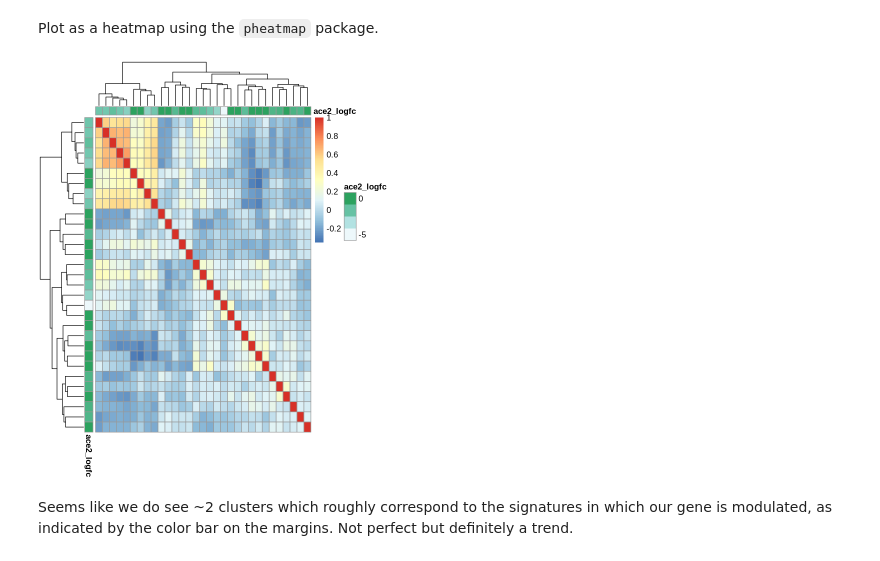
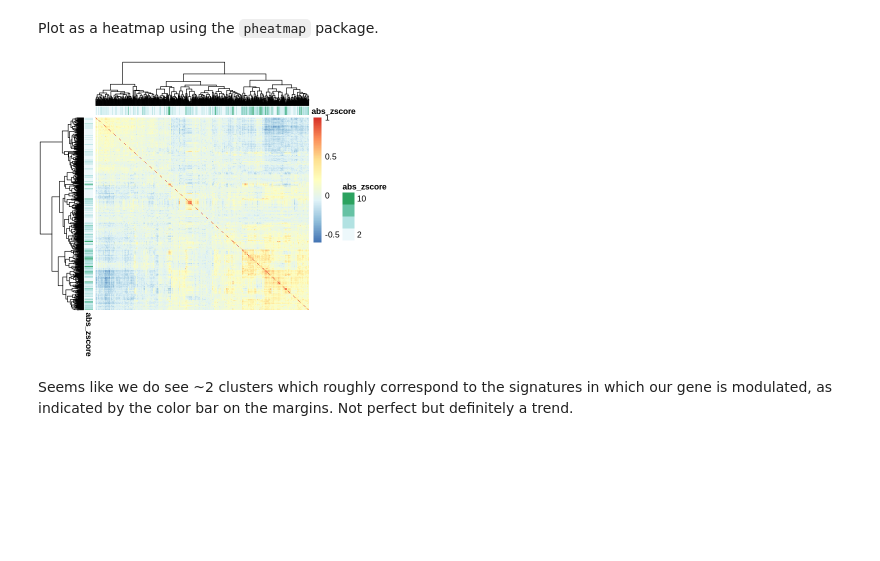
Before and after one commit to cmap/lincs-workshop-2020, a Jupyter notebook: notebooks/gene_expression/Gene_modulation.ipynb, the cells around one changed output. Drawn from its saved outputs; the diff is of its cells as text; code cells hidden in the pictures; blank space fills up the shorter version.

```diff
--- a/notebooks/gene_expression/Gene_modulation.ipynb
+++ b/notebooks/gene_expression/Gene_modulation.ipynb
@@ -155,3 +157,5 @@ Ok that's a more manageable number. Now slice out the corresponding rows and col
 # %%
-ds <- parse_gctx(ds_path, cid = sig_ids)
+ds <- cmapR::parse_gctx(ds_path,
+                        rid = my_gene_id,
+                        cid = sig_ids)
 # %% [output]
@@ -259,0 +197,2 @@ nrow(ace2_downreg)
+# %%
+mod_idx <- which(abs(ds@mat[1, ]) > 2)
@@ -266,0 +207,3 @@ nrow(ace2_nonmod)
+# %%
+non_mod_idx <- which(abs(ds@mat[1, ]) < 0.06)
+length(non_mod_idx)
@@ -299,10 +228,13 @@ A data.frame: 6 × 1
+# %%
+mod_df <- data.frame(abs_zscore=abs(ds@mat[, c(mod_idx, non_mod_idx)]))
+rownames(mod_df) <- c(names(mod_idx), names(non_mod_idx))
 # %% [markdown]
 Plot as a heatmap using the `pheatmap` package.
 # %%
-pheatmap::pheatmap(corr, annotation_row=ann_df, annotation_col=ann_df,
+pheatmap::pheatmap(corr, annotation_row=mod_df, annotation_col=mod_df,
                   show_rownames=F, show_colnames=F)
 # %% [output]
-[figure, old version]
+[figure, new version]
 # %% [markdown]
 Seems like we do see ~2 clusters which roughly correspond to the signatures in which our gene is modulated, as indicated by the color bar on the margins. Not perfect but definitely a trend.
 # %% [markdown]
```
Also changed, not shown: parts of 46 cells of this notebook.
